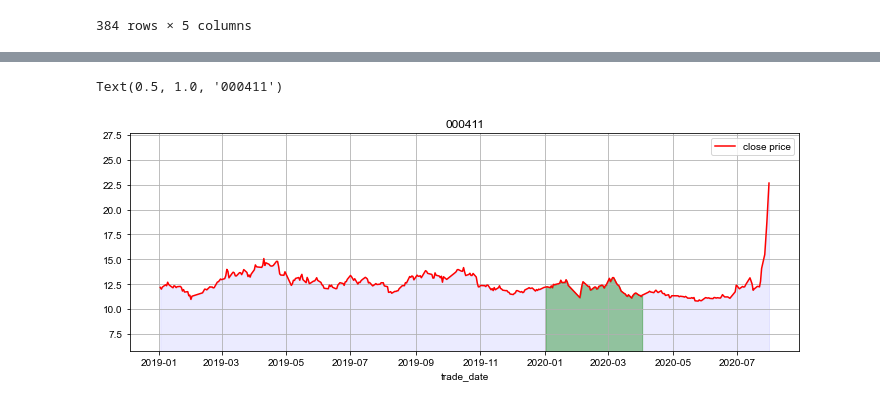
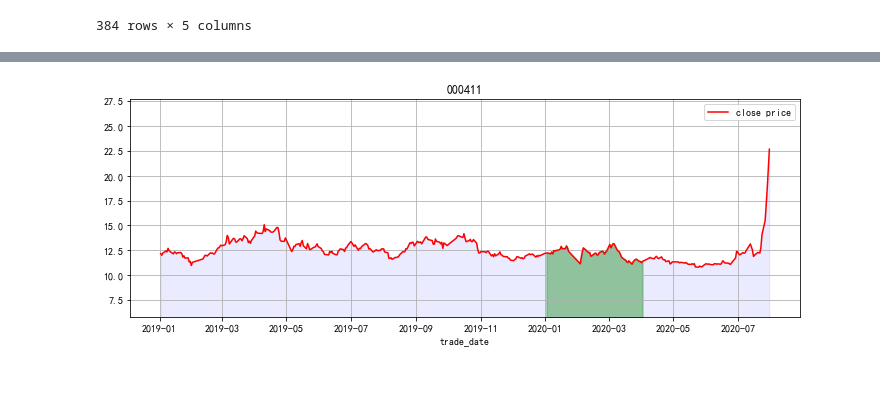
Before and after one commit to wd64759/quants, a Jupyter notebook: quants/abnormal_stocks.ipynb, the cells around one changed output, grey strips where cells are left out. Cells and saved outputs as stored; diff of their text form; code cells hidden in the pictures.

```diff
--- a/quants/abnormal_stocks.ipynb
+++ b/quants/abnormal_stocks.ipynb
@@ -129,16 +137,15 @@ sb.jointplot(tdays.open, np.abs(tdays.close))
 # %%
 t1 = pd.to_datetime('2020-01-02').date()
 t2 = pd.to_datetime('2020-04-02').date()
 
 tdays.close.plot(figsize=(12,4),c='r',grid=True)
 plt.fill_between(tdays.index, 0, tdays.close, color='blue', alpha=.08)
 plt.fill_between(tdays[t1:t2].index, tdays[t1:t2].close, color='green', alpha=.38)
 
 plt.ylim(np.min(tdays.close) - 5, np.max(tdays.close) + 5)
 plt.legend(['close price'], loc='best')
 plt.title('000411')
-
-plt.annotate('sell for profit', xy=)
+# plt.annotate('sell for profit', xy=)
+plt.show()
 # %% [output]
-Text(0.5, 1.0, '000411')
-[figure, old version]
+[figure, new version]
```
Also changed, not shown: parts of 12 cells of this notebook, 1 other file.
